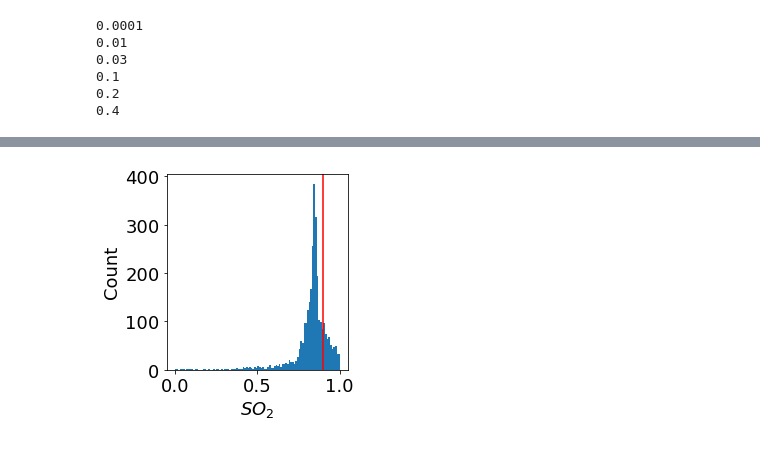
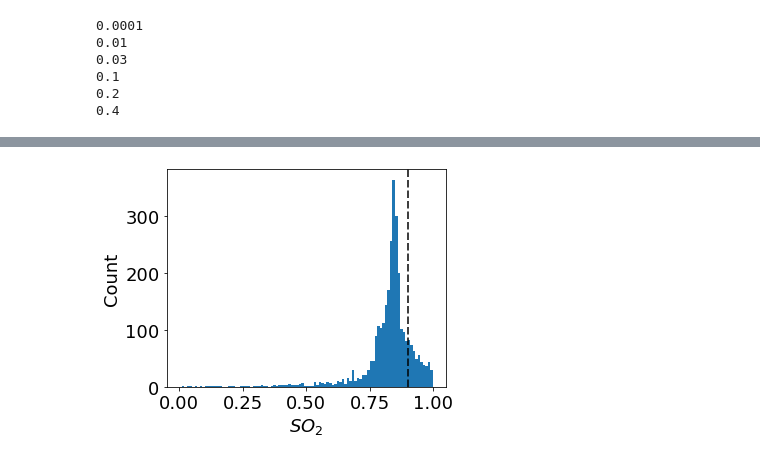
Before and after one commit to tomelse/SkinPhantomSimulations, a Jupyter notebook: Exp2_acoustic/acoustic_analysis.ipynb, the cells around one changed output, grey strips where cells are left out. Saved outputs shown, nothing was run; the diff lists cells and outputs as text; code cells hidden in the pictures.

```diff
--- a/Exp2_acoustic/acoustic_analysis.ipynb
+++ b/Exp2_acoustic/acoustic_analysis.ipynb
@@ -14,7 +14,7 @@ import matplotlib
 
 from spectra import blood_mu_a, melanosome_mu_a, water_mu_a
 
-matplotlib.rcParams['figure.figsize'] = (4,4)
+matplotlib.rcParams['figure.figsize'] = (5,4)
 matplotlib.rcParams.update({'font.size': 18})
 # %%
 parameters = pd.read_csv("../Exp1/params.csv", index_col=0)
@@ -130,10 +136,9 @@ plt.show()
 # %%
 plt.hist(so2[n][vessel_roi], range = (0,1), bins=100)
 plt.xlabel("$SO_2$")
 plt.ylabel("Count")
-plt.axvline(0.9, c="red")
-plt.tight_layout()
-plt.savefig("../FiguresOutput/acoustic_so02_hist.png")
+plt.axvline(0.9, c="k", dashes=(5,2))
+plt.savefig("../FiguresOutput/acoustic_so02_hist.png", bbox_inches = 'tight', pad_inches = 0)
 plt.show()
 # %% [output]
-[figure, old version]
+[figure, new version]
```
Also changed, not shown: parts of 1 cell of this notebook, 8 other files.
